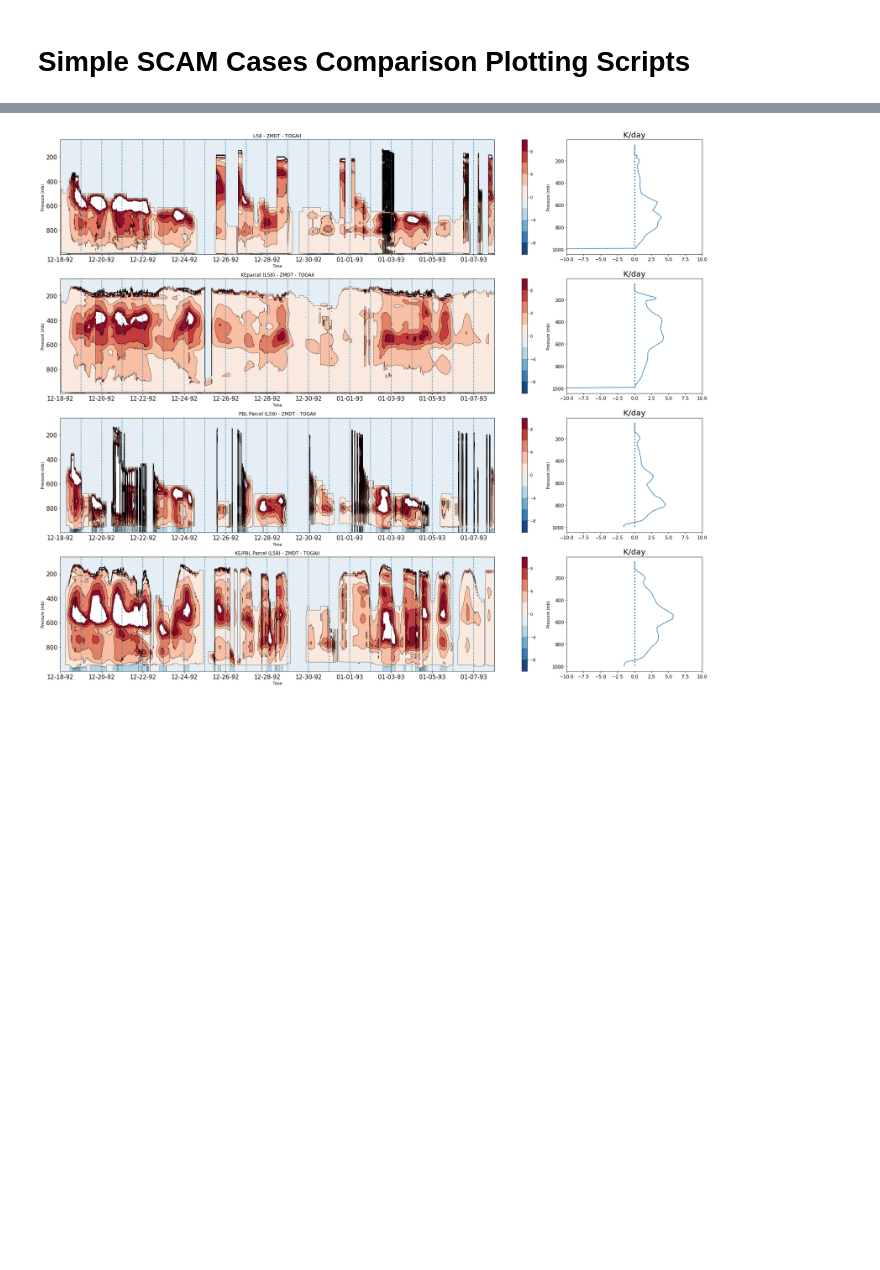
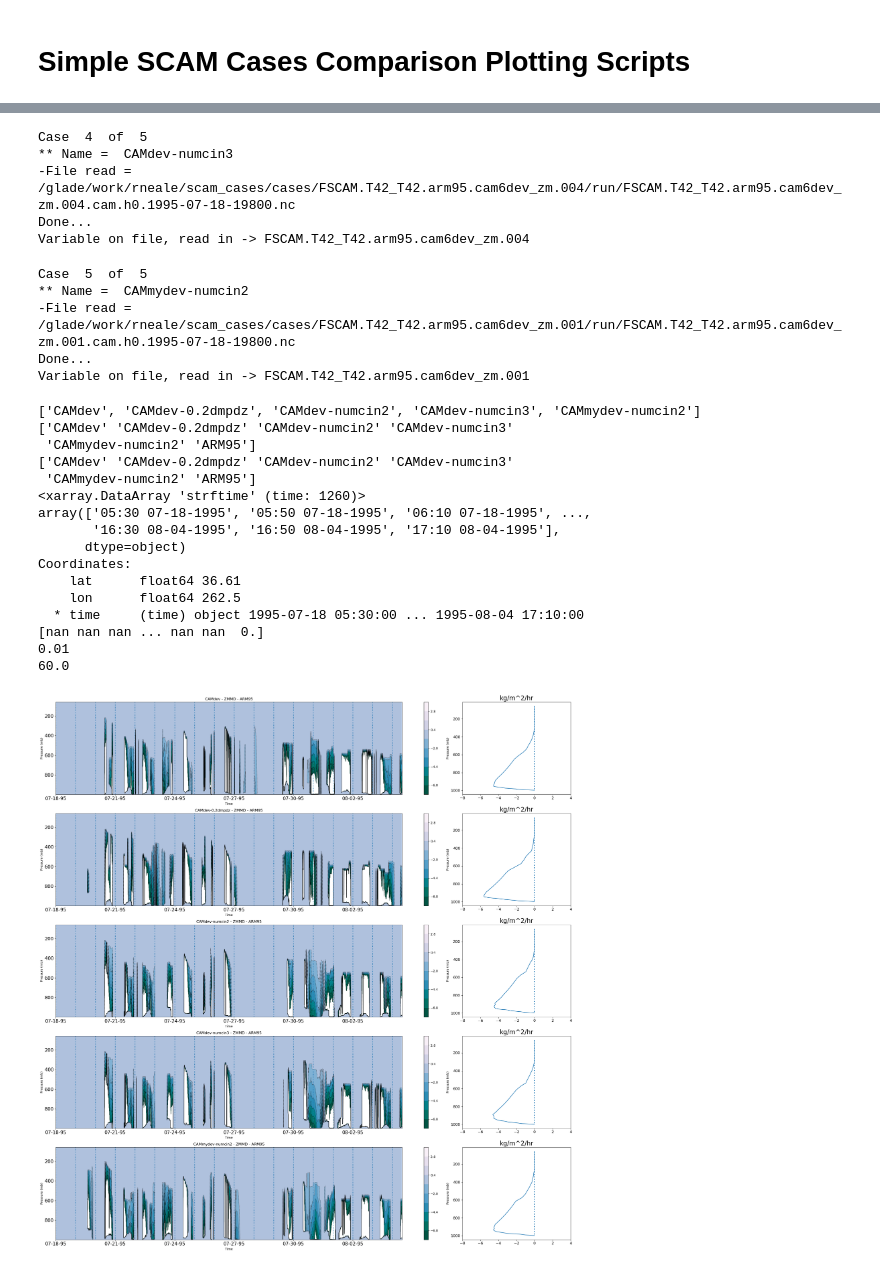
Before and after one commit to swrneale/python-scripts, a Jupyter notebook: SCAM/scam_plot_cases_glade.ipynb, the cells around one changed output, grey strips where cells are left out. Cells and saved outputs as stored; diff of their text form; code cells hidden in the pictures; blank space fills up the shorter version.

```diff
--- a/SCAM/scam_plot_cases_glade.ipynb
+++ b/SCAM/scam_plot_cases_glade.ipynb
@@ -216,6 +253,7 @@ rad_var = ['QRL','QRS']
 # Identify IOP
 if cases[0].find('togaII')!=-1 : csuf =  '.cam.h0.1992-12-18-64800.nc' ; iop = 'TOGAII'
 if cases[0].find('arm97')!=-1 : csuf =  '.cam.h0.1997-06-18-84585.nc' ; iop = 'ARM97'
+if cases[0].find('arm95')!=-1 : csuf =  '.cam.h0.1995-07-18-19800.nc' ; iop = 'ARM95'
 if cases[0].find('rico')!=-1 : csuf =  '.cam.h0.1995-07-15-00000.nc' ; iop = 'RICO'
 if cases[0].find('gateIII')!=-1 : csuf =  '.cam.h0.1974-08-30-00000.nc' ; iop = 'GATEIII'
 
@@ -227,9 +265,9 @@ lobs2d = False if ovar2d == None else True
 if lobs1d or lobs2d:
     obs_in = xr.open_dataset(odir+iop+'_4scam.nc')
     obs_in = obs_in.squeeze()
-    if iop in ["GATEIII","TOGAII"] and ovar1d=='Prec' : ovscale1d = 86400.*1000.
+    if iop in ["GATEIII","TOGAII","ARM95"] and ovar1d=='Prec' : ovscale1d = 86400.*1000.
+    if lobs1d : var1d_o = ovscale1d*obs_in[ovar1d]
 
-    if lobs1d : var1d_o = ovscale1d*obs_in[ovar1d]
     var2d_o = ovscale2d*obs_in[ovar2d] if lobs2d else None
 ncases = len(cases)
 
@@ -252,7 +290,7 @@ plt1av.patch.set_facecolor('white')
 plt1d.patch.set_facecolor('white')
 
 
-line_style = ['r','b','g','purple','b--','g--','p']
+line_style = ['r','b','g','purple','r--','b--','g--']
 #line_style = ['k','k--','r','b','g','p']
 
 
@@ -321,8 +359,9 @@ for ic in range(0,len(cnames)):
     tdate = pvar.time.dt.strftime("%H:%M %m-%d-%Y") # Works for time axis and labeling
     tdate_day = pvar.time.dt.strftime("%m-%d-%y") # Works for time axis and labeling
 
-    nsteps_tick_span = 144
+#    nsteps_tick_span = 144
     nsteps_per_day = 72
+    nsteps_tick_span = nsteps_per_day*3
     iticks = np.arange(0, len(tdate)+1, nsteps_tick_span)
     itick_days = np.arange(0, len(tdate)+1, nsteps_per_day)
 
@@ -482,7 +521,8 @@ for ic in range(0,len(cnames)):
     pvar1d_ma[nt_noedge] = None
 
 
-    ax1d[0].plot(tdate,pvar1d_ma,line_style[ic],lw=3)
+
+    ax1d[0].plot(tdate,pvar1d_ma,line_style[ic],lw=2)
 
 
 
@@ -586,12 +626,14 @@ if lobs1d:
     pvar1d_mo.values = moving_average(var1d_o,smooth_tstep)
     pvar1d_mo[nt_noedge] = None
 
-    ax1d[0].plot(tdate,pvar1d_mo,'o:k','k-',markevery=8,lw=5)  # Line=black with x's [kx]
+#    ax1d[0].plot(tdate,pvar1d_mo,'o:k','k',markevery=4,lw=4)  # Line=black with x's [kx]
+    print(tdate)
+    ax1d[0].plot(tdate,pvar1d_mo,'k',lw=4,linestyle="dotted")
+
+    print(pvar1d_mo.values)
     pvar1d_np = np.array(pvar1d_all)
 
 
-#    pvar1d_np.squeeze
-#    var1d_o.squeeze
 
     cnames_all_ts=[]
     for ii in range(0,ncases):
@@ -610,7 +652,9 @@ for label in (ax1d[0].get_xticklabels() + ax1d[0].get_yticklabels()):
 
 ax1d[0].set_xlabel("Time")
 ax1d[0].set_ylabel(units1d)
-ax1d[0].set_ylim([pmin,pmax])
+print(pmin)
+print(pmax)
+#ax1d[0].set_ylim([pmin,pmax])
 
 #ax1d[0].set_xticks(np.arange(0, len(tdate)+1, pntspan))
 ax1d[0].set_xticks(iticks)
@@ -668 +711,27 @@ Variable on file, read in -> FSCAM.T42_T42.togaII.cam_ke.004
+Case  4  of  5
+** Name =  CAMdev-numcin3
+-File read =  /glade/work/rneale/scam_cases/cases/FSCAM.T42_T42.arm95.cam6dev_zm.004/run/FSCAM.T42_T42.arm95.cam6dev_zm.004.cam.h0.1995-07-18-19800.nc
+Done...
+Variable on file, read in -> FSCAM.T42_T42.arm95.cam6dev_zm.004
+Case  5  of  5
+** Name =  CAMmydev-numcin2
+-File read =  /glade/work/rneale/scam_cases/cases/FSCAM.T42_T42.arm95.cam6dev_zm.001/run/FSCAM.T42_T42.arm95.cam6dev_zm.001.cam.h0.1995-07-18-19800.nc
+Done...
+Variable on file, read in -> FSCAM.T42_T42.arm95.cam6dev_zm.001
+['CAMdev', 'CAMdev-0.2dmpdz', 'CAMdev-numcin2', 'CAMdev-numcin3', 'CAMmydev-numcin2']
+['CAMdev' 'CAMdev-0.2dmpdz' 'CAMdev-numcin2' 'CAMdev-numcin3'
+ 'CAMmydev-numcin2' 'ARM95']
+['CAMdev' 'CAMdev-0.2dmpdz' 'CAMdev-numcin2' 'CAMdev-numcin3'
+ 'CAMmydev-numcin2' 'ARM95']
+<xarray.DataArray 'strftime' (time: 1260)>
+array(['05:30 07-18-1995', '05:50 07-18-1995', '06:10 07-18-1995', ...,
+       '16:30 08-04-1995', '16:50 08-04-1995', '17:10 08-04-1995'],
+      dtype=object)
+Coordinates:
+    lat      float64 36.61
+    lon      float64 262.5
+  * time     (time) object 1995-07-18 05:30:00 ... 1995-08-04 17:10:00
+[nan nan nan ... nan nan  0.]
+0.01
+60.0
-[figure, old version]
+[figure, new version]
```
Also changed, not shown: parts of 3 cells of this notebook, 41 other files.
